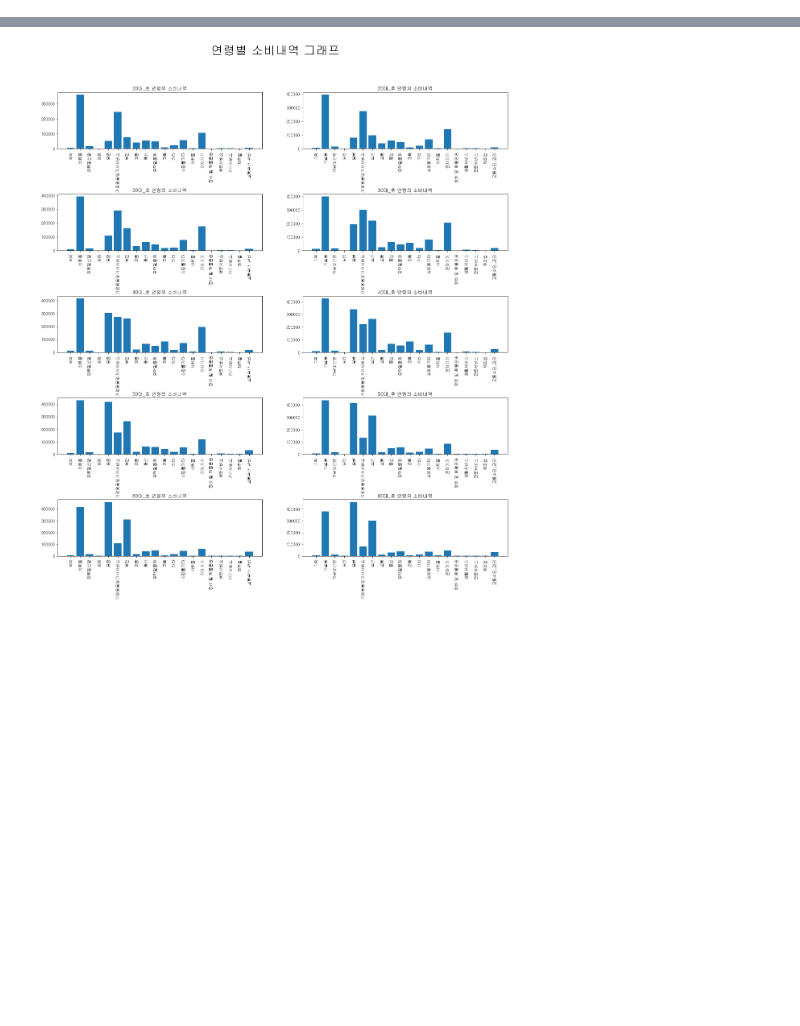
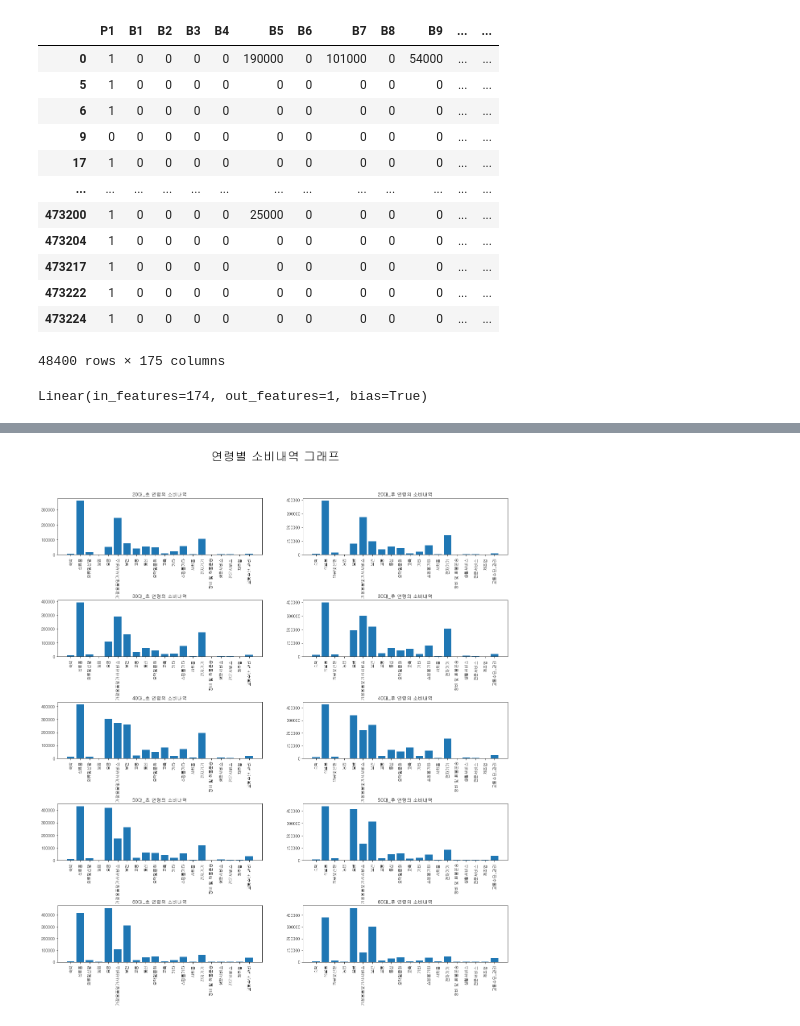
Before and after one commit to Sin-bik-hae/data-analysis, a Jupyter notebook: tabot/해커톤.ipynb, the cells around one changed output, grey strips where cells are left out. Drawn from its saved outputs; the diff is of its cells as text; code cells hidden in the pictures; blank space fills up the shorter version.

```diff
--- a/tabot/해커톤.ipynb
+++ b/tabot/해커톤.ipynb
@@ -118,0 +89,15 @@ temp_dat
+# %%
+# 패턴코드 사용횟수 추출
+
+ori_dat = temp_dat.iloc[:,:-20]
+def solution(n):
+    N = [int(i) for i in str(n)]
+    return sum(N)
+# %%
+ori_dat["E1 사용횟수"] = ori_dat["E1"].apply(lambda x: solution(int(x)))
+ori_dat["E2 사용횟수"] = ori_dat["E2"].apply(lambda x: solution(int(x)))
+ori_dat["E3 사용횟수"] = ori_dat["E3"].apply(lambda x: solution(int(x)))
+ori_dat["E4 사용횟수"] = ori_dat["E4"].apply(lambda x: solution(int(x)))
+ori_dat["E5 사용횟수"] = ori_dat["E5"].apply(lambda x: solution(int(x)))
+ori_dat["E6 사용횟수"] = ori_dat["E6"].apply(lambda x: solution(int(x)))
+ori_dat
@@ -118,0 +118,15 @@ temp_dat
+# %%
+# 각 연령별 데이터 필터링
+condition20 = (ori_dat.P2 == '20대_후') | (ori_dat.P2 =="20대_초") # 조건식 작성
+condition3040 = (ori_dat.P2 == '30대_후') | (ori_dat.P2 =="30대_초") | (ori_dat.P2 == '40대_후') | (ori_dat.P2 =="40대_초")
+condition5060 = (ori_dat.P2 == '50대_후') | (ori_dat.P2 =="50대_초") | (ori_dat.P2 == '60대_후') | (ori_dat.P2 =="60대_초")
+
+dat20 = ori_dat[condition20]     # 20대 고객 데이터
+dat3040 = ori_dat[condition3040] # 30,40대 고객 데이터
+dat5060 = ori_dat[condition5060] # 50,60대 고객 데이터
+# %%
+df_p = dat20.iloc[:, :7]       # 신청정보: 22.6月 신한카드 여신 서비스 신청과 관련된 정보
+df_b = dat20.iloc[:, 7:174]    # 결제정보: 22.6月 신한카드를 통한 결제정보
+df_c = dat20.iloc[:, 174]      # 이용건수
+df_e = dat20.iloc[:, 175:181]  # 패턴코드
+df_f = dat20.iloc[:, 181:]     # 패턴코드 횟수
@@ -118,0 +162,20 @@ temp_dat
+# %%
+d = df_p.copy()
+
+d.P1 = [int(x=="M") for x in df_p.P1]
+x = pd.concat([d.iloc[:,:2], df_b, df_c, df_f], axis=1).drop(["P2"], axis = 1)
+x
+# %% [output]
+|  | P1 | B1 | B2 | B3 | B4 | B5 | B6 | B7 | B8 | B9 | ... | ... |
+| 0 | 1 | 0 | 0 | 0 | 0 | 190000 | 0 | 101000 | 0 | 54000 | ... | ... |
+| 5 | 1 | 0 | 0 | 0 | 0 | 0 | 0 | 0 | 0 | 0 | ... | ... |
+| 6 | 1 | 0 | 0 | 0 | 0 | 0 | 0 | 0 | 0 | 0 | ... | ... |
+| 9 | 0 | 0 | 0 | 0 | 0 | 0 | 0 | 0 | 0 | 0 | ... | ... |
+| 17 | 1 | 0 | 0 | 0 | 0 | 0 | 0 | 0 | 0 | 0 | ... | ... |
+| ... | ... | ... | ... | ... | ... | ... | ... | ... | ... | ... | ... | ... |
+| 473200 | 1 | 0 | 0 | 0 | 0 | 25000 | 0 | 0 | 0 | 0 | ... | ... |
+| 473204 | 1 | 0 | 0 | 0 | 0 | 0 | 0 | 0 | 0 | 0 | ... | ... |
+| 473217 | 1 | 0 | 0 | 0 | 0 | 0 | 0 | 0 | 0 | 0 | ... | ... |
+| 473222 | 1 | 0 | 0 | 0 | 0 | 0 | 0 | 0 | 0 | 0 | ... | ... |
+| 473224 | 1 | 0 | 0 | 0 | 0 | 0 | 0 | 0 | 0 | 0 | ... | ... |
+48400 rows × 175 columns
@@ -118,0 +187,5 @@ temp_dat
+# %%
+x_train.shape, y_train.shape, x_train.shape[0]
+nn.Linear(x_train.shape[1], 1)
+# %% [output]
+Linear(in_features=174, out_features=1, bias=True)
```
Also changed, not shown: parts of 32 cells of this notebook, 1 other file.
